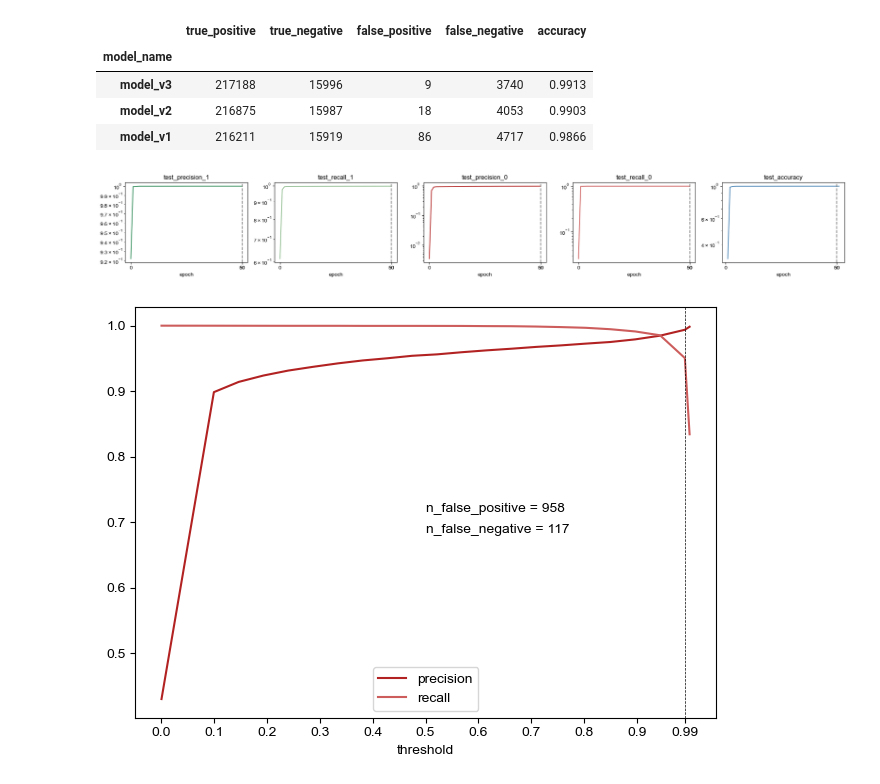
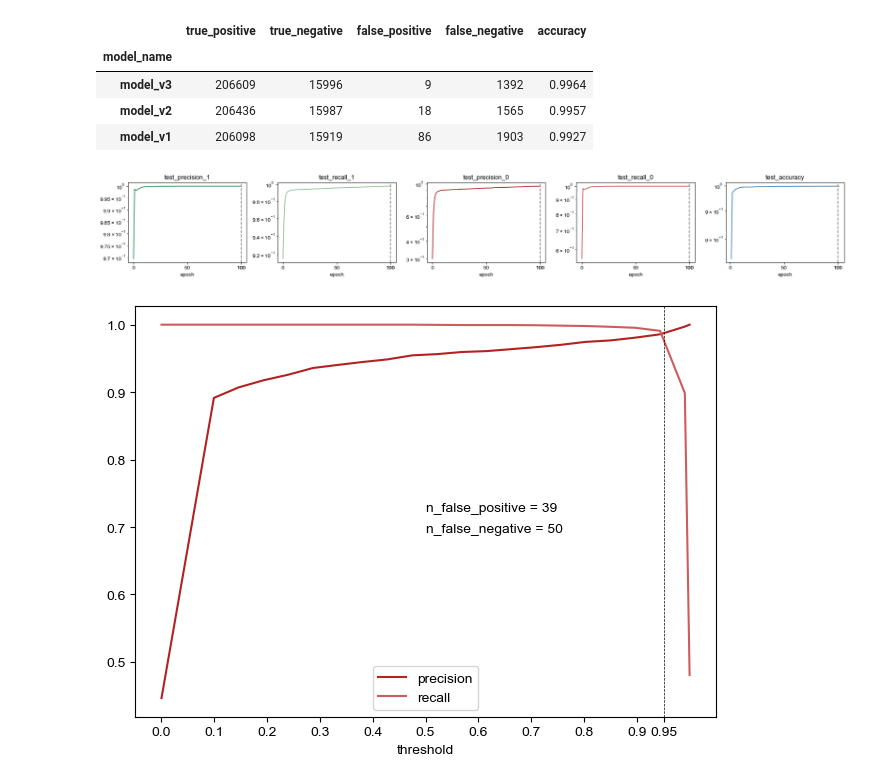
Before and after one commit to pipparichter/frugal, a Jupyter notebook: notebooks/results.ipynb, the cells around one changed output. Drawn from its saved outputs; the diff is of its cells as text; code cells hidden in the pictures.

```diff
--- a/notebooks/results.ipynb
+++ b/notebooks/results.ipynb
@@ -18,12 +18,12 @@ warnings.simplefilter('ignore')
 
 confusion_matrix_map = {'tp':'true positive', 'fp':'false positive', 'tn':'true negative', 'fn':'false negative'}
 # %%
-# model_name = 'model_v3'
-
 test_results_df = pd.read_csv('../data/results/dataset_test_predict.csv', index_col=0)
 test_results_df = test_results_df.merge(pd.read_csv('../data/datasets/dataset_test.csv', index_col=0), left_index=True, right_index=True)
+test_results_df = test_results_df[test_results_df.domain != 'Viruses'].copy()
 
 train_results_df = pd.read_csv('../data/results/dataset_train_predict.csv', index_col=0)
 train_results_df = train_results_df.merge(pd.read_csv('../data/datasets/dataset_train.csv', index_col=0), left_index=True, right_index=True)
+train_results_df = train_results_df[train_results_df.domain != 'Viruses'].copy()
 # %%
 results_df = pd.concat([train_results_df, test_results_df])
@@ -72,11 +55,16 @@ table_1(train_results_df)
 # %% [output]
 |  | true_positive | true_negative | false_positive | false_negative | accuracy |
 | model_name |  |  |  |  |  |
-| model_v3 | 217188 | 15996 | 9 | 3740 | 0.9913 |
-| model_v2 | 216875 | 15987 | 18 | 4053 | 0.9903 |
-| model_v1 | 216211 | 15919 | 86 | 4717 | 0.9866 |
+| model_v3 | 206609 | 15996 | 9 | 1392 | 0.9964 |
+| model_v2 | 206436 | 15987 | 18 | 1565 | 0.9957 |
+| model_v1 | 206098 | 15919 | 86 | 1903 | 0.9927 |
+# %%
+model_name = 'model_v3'
+train_results_df = train_results_df.rename(columns={col:col.replace(model_name, 'model') for col in train_results_df.columns})
+test_results_df = test_results_df.rename(columns={col:col.replace(model_name, 'model') for col in test_results_df.columns})
+results_df = results_df.rename(columns={col:col.replace(model_name, 'model') for col in results_df.columns})
 # %%
-model = Classifier.load('../models/campylobacterota_v3.pkl')
+model = Classifier.load('../models/model_v3.pkl')
 
 def figure_1(model:Classifier, path:str=None, metrics:list=['test_precision_1', 'test_recall_1', 'test_precision_0', 'test_recall_0', 'test_accuracy']):
 
@@ -104,7 +92,7 @@ def figure_1(model:Classifier, path:str=None, metrics:list=['test_precision_1',
 
 figure_1(model)
 # %% [output]
-[figure, old version]
+[figure, new version]
 # %%
 def figure_2(results_df, threshold:float=0.99):
 
@@ -112,32 +100,32 @@ def figure_2(results_df, threshold:float=0.99):
     max_threshold = results_df.model_output_0.max() - 1e-3
 
     thresholds = [min_threshold] + list(np.linspace(0.1, 0.99, 20)) + [max_threshold]
     ax_df = pd.DataFrame(index=np.arange(len(thresholds)))
     ax_df['threshold'] = thresholds
     ax_df['precision'] = [precision(results_df, class_=0, threshold=threshold) for threshold in thresholds]
     ax_df['recall'] = [recall(results_df, class_=0, threshold=threshold) for threshold in thresholds]
 
     fig, ax = plt.subplots()
 
     sns.lineplot(data=ax_df, ax=ax, x='threshold', y='precision', label='precision', color='firebrick')
     sns.lineplot(data=ax_df, ax=ax, x='threshold', y='recall', label='recall', color='indianred')
     ax.axvline(threshold, color='black', linewidth=0.5, linestyle='--')
 
     n_fn = ((results_df.model_output_0 > threshold) & (results_df.label == 1)).sum()
     n_fp = ((results_df.model_output_0 <= threshold) & (results_df.label == 0)).sum()
     ax.text(0.5, 0.5, f'n_false_positive = {n_fp}', transform=ax.transAxes)
     ax.text(0.5, 0.45, f'n_false_negative = {n_fn}', transform=ax.transAxes)
 
     ax.set_ylabel('')
     x_ticks = sorted(list(np.arange(10) / 10) + [threshold])
     ax.set_xticks(x_ticks, labels=x_ticks)
 
     fig.tight_layout()
     plt.show()
 
-figure_2(results_df, threshold=0.99)
+figure_2(test_results_df, threshold=0.95)
 
 # False negative is when a sequence is classified spurious, but is real (these are the most concerning)
 # False positive is when a sequence is classified real, but is spurious.
 # %% [output]
-[figure, old version]
+[figure, new version]
```
Also changed, not shown: parts of 8 cells of this notebook, 8 other files.
